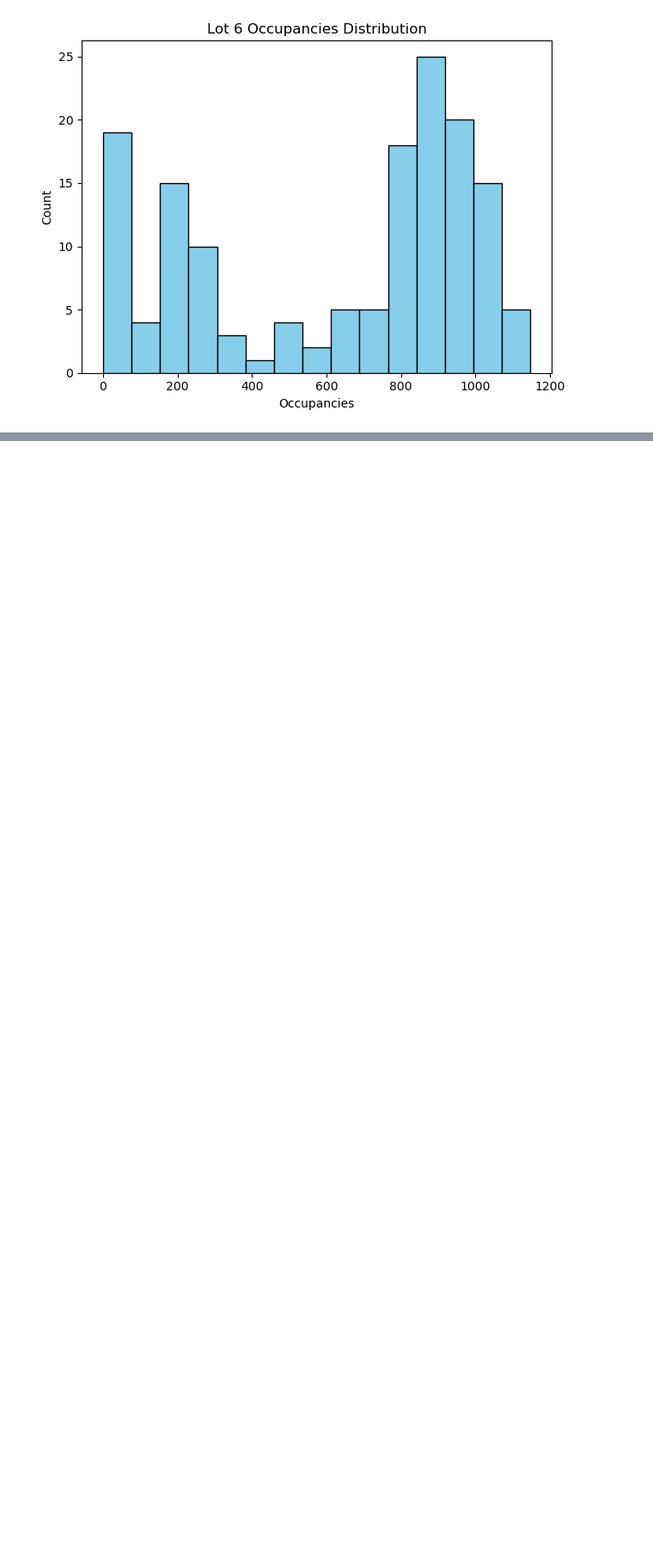
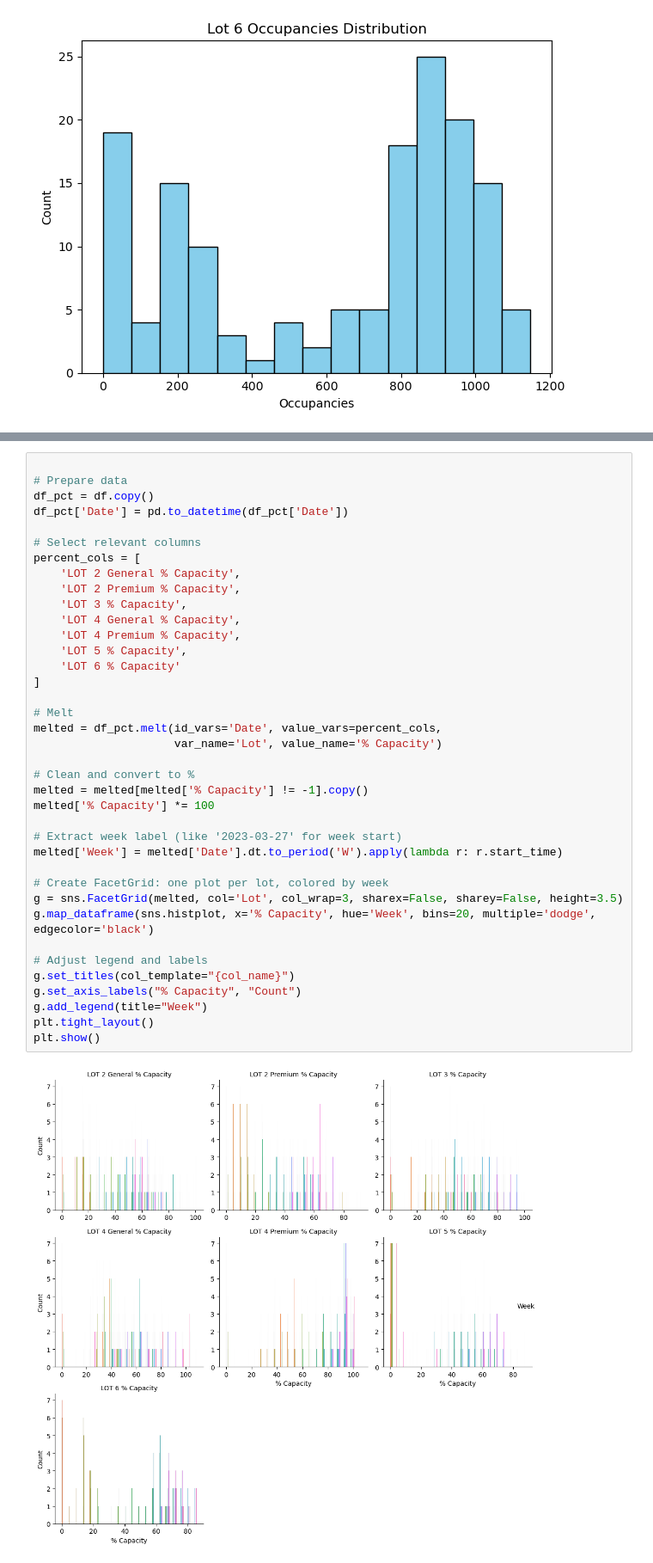
Before and after one commit to doom-boy/Ontario-Competition-Project, a Jupyter notebook: lot_counts_eda.ipynb, the cells around one changed output, grey strips where cells are left out. Shown at 86% size. Drawn from its saved outputs; the diff is of its cells as text; blank space fills up the shorter version.

```diff
--- a/lot_counts_eda.ipynb
+++ b/lot_counts_eda.ipynb
@@ -174,0 +285,40 @@ plt.show()
+# %%
+
+# Prepare data
+df_pct = df.copy()
+df_pct['Date'] = pd.to_datetime(df_pct['Date'])
+
+# Select relevant columns
+percent_cols = [
+    'LOT 2 General % Capacity',
+    'LOT 2 Premium % Capacity',
+    'LOT 3 % Capacity',
+    'LOT 4 General % Capacity',
+    'LOT 4 Premium % Capacity',
+    'LOT 5 % Capacity',
+    'LOT 6 % Capacity'
+]
+
+# Melt
+melted = df_pct.melt(id_vars='Date', value_vars=percent_cols,
+                     var_name='Lot', value_name='% Capacity')
+
+# Clean and convert to %
+melted = melted[melted['% Capacity'] != -1].copy()
+melted['% Capacity'] *= 100
+
+# Extract week label (like '2023-03-27' for week start)
+melted['Week'] = melted['Date'].dt.to_period('W').apply(lambda r: r.start_time)
+
+# Create FacetGrid: one plot per lot, colored by week
+g = sns.FacetGrid(melted, col='Lot', col_wrap=3, sharex=False, sharey=False, height=3.5)
+g.map_dataframe(sns.histplot, x='% Capacity', hue='Week', bins=20, multiple='dodge', edgecolor='black')
+
+# Adjust legend and labels
+g.set_titles(col_template="{col_name}")
+g.set_axis_labels("% Capacity", "Count")
+g.add_legend(title="Week")
+plt.tight_layout()
+plt.show()
+# %% [output]
+[figure, added]
```
Also changed, not shown: parts of 3 cells of this notebook.
